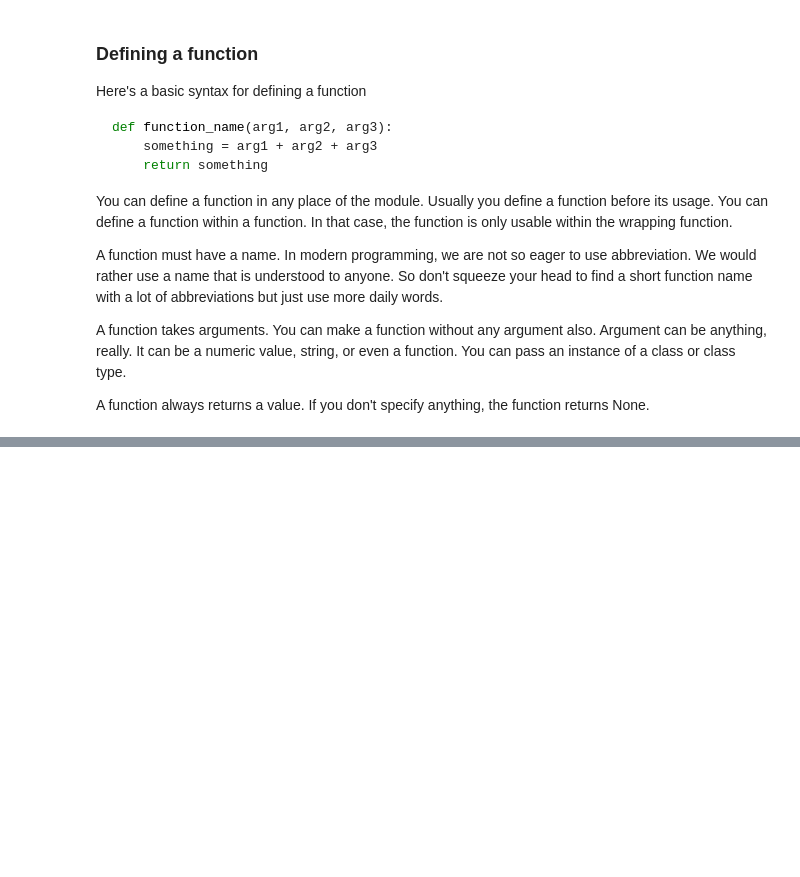
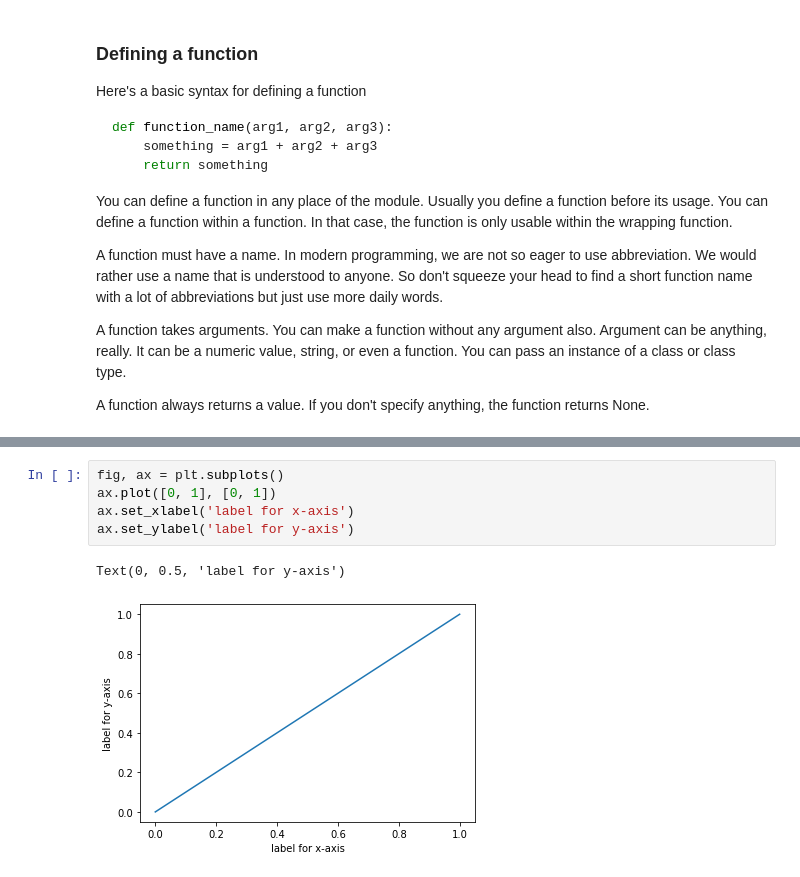
Before and after one commit to kevinksyTRD/HeatTransferCourse, a Jupyter notebook: notebooks/numerical_method_in_python.ipynb, the cells around one changed output, grey strips where cells are left out. Cells and saved outputs as stored; diff of their text form; blank space fills up the shorter version.

```diff
--- a/notebooks/numerical_method_in_python.ipynb
+++ b/notebooks/numerical_method_in_python.ipynb
@@ -295,0 +405,8 @@ to do trial and error to see which data type the function can accept.
+# %%
+fig, ax = plt.subplots()
+ax.plot([0, 1], [0, 1])
+ax.set_xlabel('label for x-axis')
+ax.set_ylabel('label for y-axis')
+# %% [output]
+Text(0, 0.5, 'label for y-axis')
+[figure, added]
```
Also changed, not shown: parts of 39 cells of this notebook, 5 other files.
